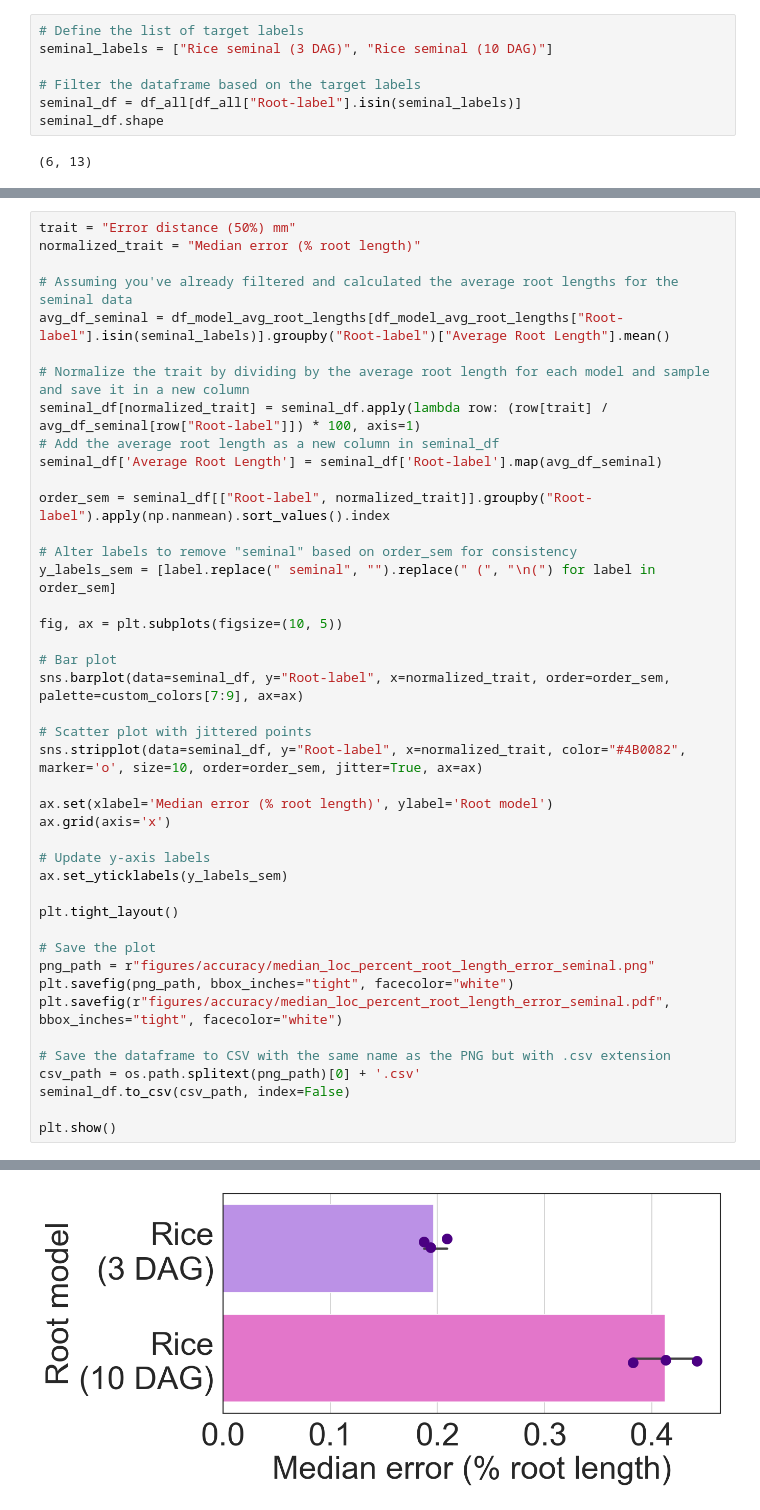
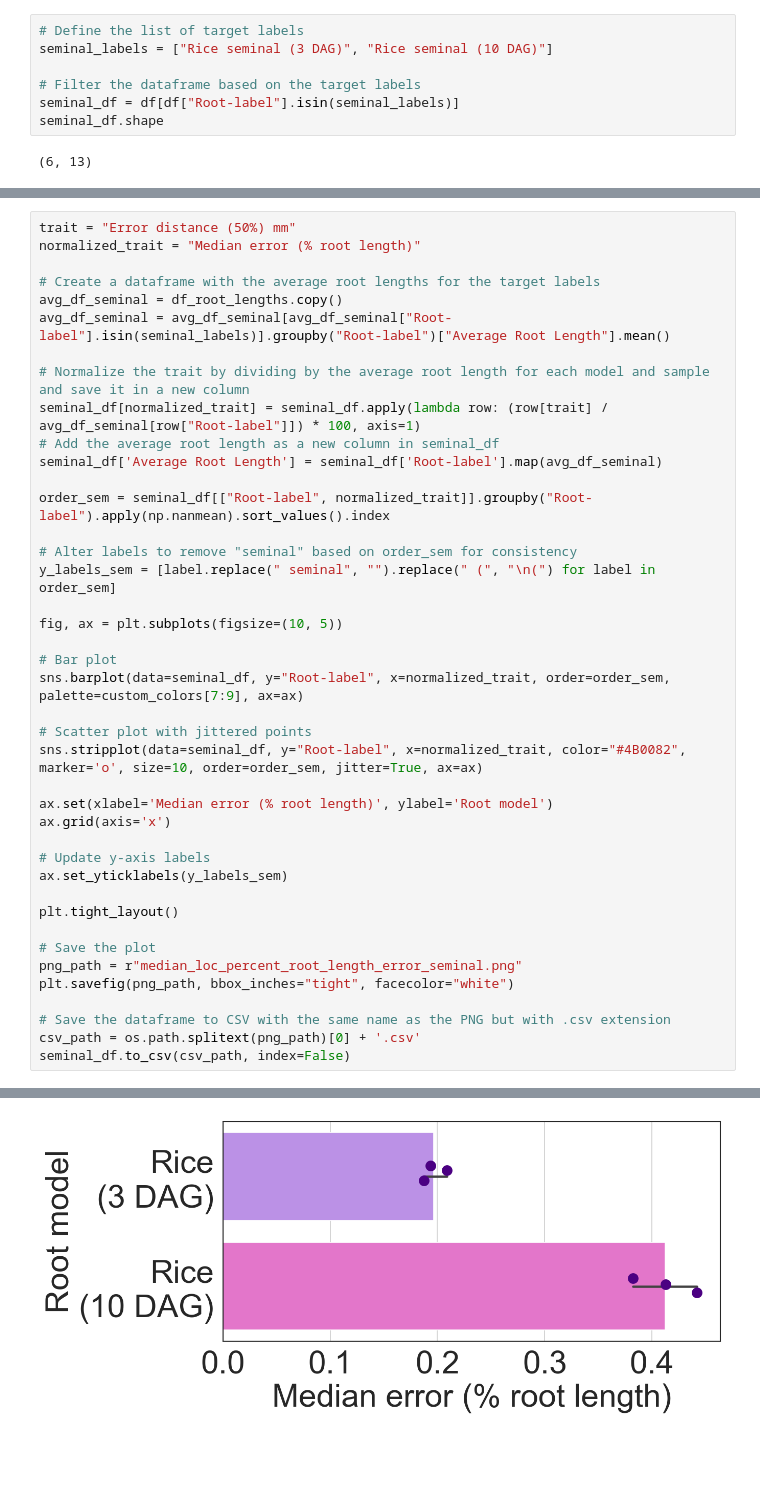
Before and after one commit to talmolab/Berrigan_et_al_sleap-roots, a Jupyter notebook: figure-5/figure_5_error_summary.ipynb, the cells around one changed output, grey strips where cells are left out. Drawn from its saved outputs; the diff is of its cells as text; blank space fills up the shorter version.

```diff
--- a/figure-5/figure_5_error_summary.ipynb
+++ b/figure-5/figure_5_error_summary.ipynb
@@ -293,7 +198,7 @@ meta NOT subset; don't know how to subset; dropped
 seminal_labels = ["Rice seminal (3 DAG)", "Rice seminal (10 DAG)"]
 
 # Filter the dataframe based on the target labels
-seminal_df = df_all[df_all["Root-label"].isin(seminal_labels)]
+seminal_df = df[df["Root-label"].isin(seminal_labels)]
 seminal_df.shape
 # %% [output]
 (6, 13)
@@ -339,8 +206,9 @@ meta NOT subset; don't know how to subset; dropped
 trait = "Error distance (50%) mm"
 normalized_trait = "Median error (% root length)"
 
-# Assuming you've already filtered and calculated the average root lengths for the seminal data
-avg_df_seminal = df_model_avg_root_lengths[df_model_avg_root_lengths["Root-label"].isin(seminal_labels)].groupby("Root-label")["Average Root Length"].mean()
+# Create a dataframe with the average root lengths for the target labels
+avg_df_seminal = df_root_lengths.copy()
+avg_df_seminal = avg_df_seminal[avg_df_seminal["Root-label"].isin(seminal_labels)].groupby("Root-label")["Average Root Length"].mean()
 
 # Normalize the trait by dividing by the average root length for each model and sample and save it in a new column
 seminal_df[normalized_trait] = seminal_df.apply(lambda row: (row[trait] / avg_df_seminal[row["Root-label"]]) * 100, axis=1)
@@ -369,15 +237,12 @@ ax.set_yticklabels(y_labels_sem)
 plt.tight_layout()
 
 # Save the plot
-png_path = r"figures/accuracy/median_loc_percent_root_length_error_seminal.png"
+png_path = r"median_loc_percent_root_length_error_seminal.png"
 plt.savefig(png_path, bbox_inches="tight", facecolor="white")
-plt.savefig(r"figures/accuracy/median_loc_percent_root_length_error_seminal.pdf", bbox_inches="tight", facecolor="white")
 
 # Save the dataframe to CSV with the same name as the PNG but with .csv extension
 csv_path = os.path.splitext(png_path)[0] + '.csv'
 seminal_df.to_csv(csv_path, index=False)
-
-plt.show()
 # %% [output]
 A value is trying to be set on a copy of a slice from a DataFrame.
 Try using .loc[row_indexer,col_indexer] = value instead
@@ -393 +257 @@ meta NOT subset; don't know how to subset; dropped
-[figure, old version]
+[figure, new version]
```
Also changed, not shown: parts of 15 cells of this notebook.
